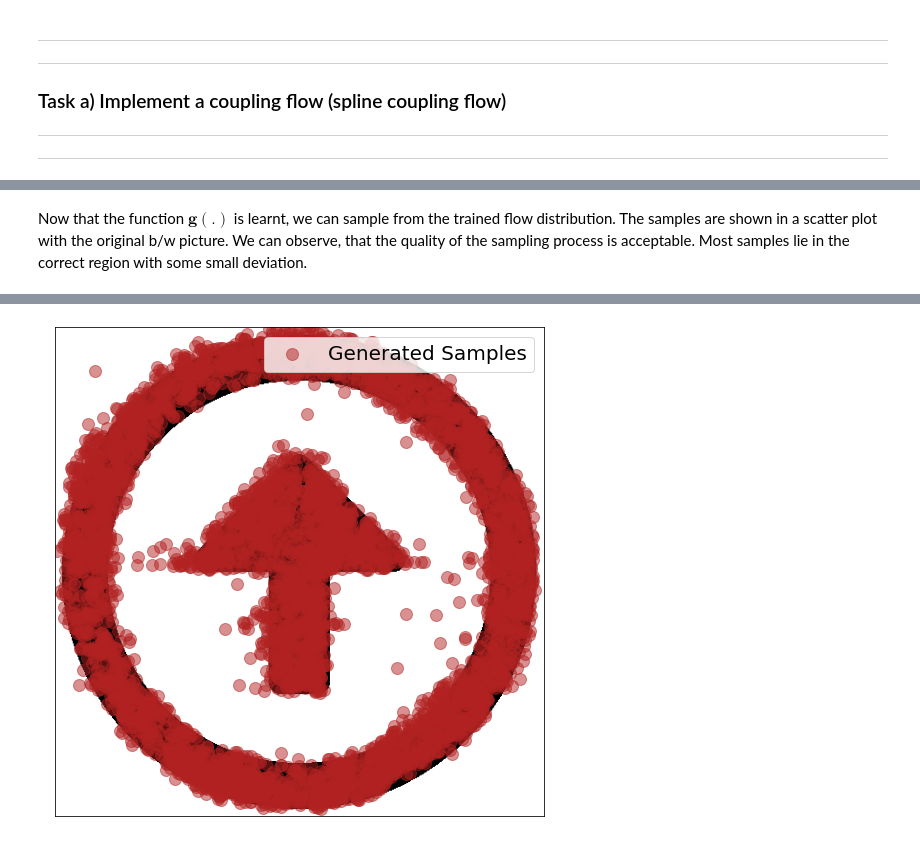
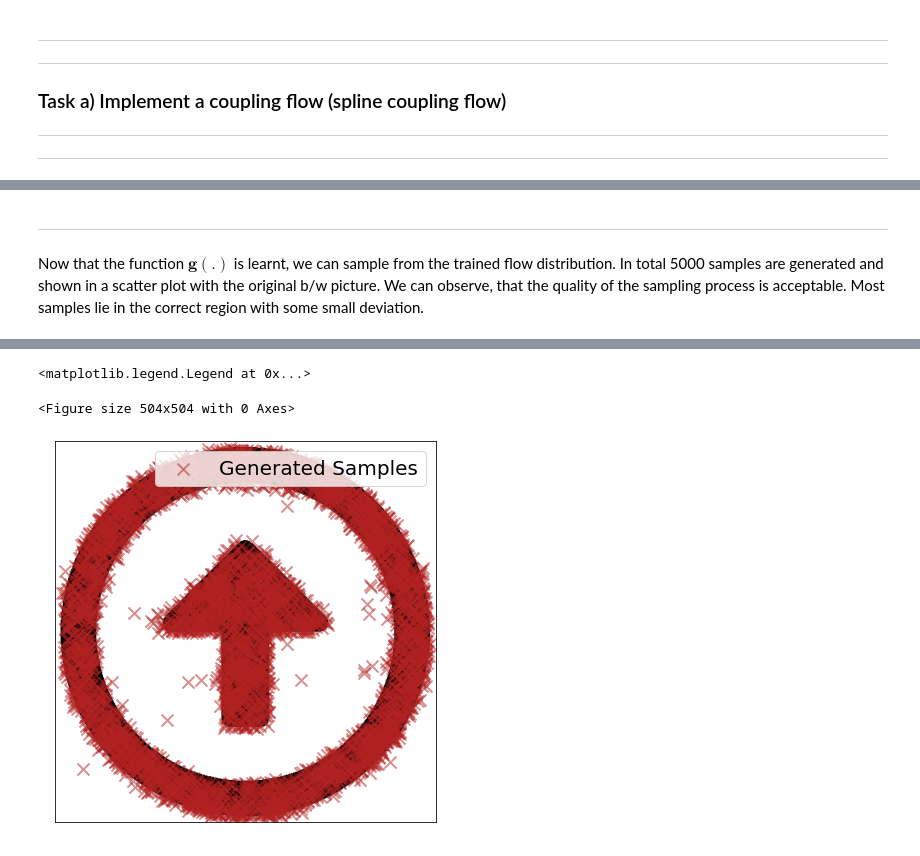
Before and after one commit to FelixSto/NSP_Assignments, a Jupyter notebook: notebooks/assignments/1-6-flows-backup.ipynb, the cells around one changed output, grey strips where cells are left out. Saved outputs shown, nothing was run; the diff lists cells and outputs as text; code cells hidden in the pictures.

```diff
--- a/notebooks/assignments/1-6-flows-backup.ipynb
+++ b/notebooks/assignments/1-6-flows-backup.ipynb
@@ -111,7 +117,7 @@ which led to appropriate results.
 # %%
 base_dist = dist.Normal(torch.zeros(2), torch.ones(2))
 input_dim = 2
-hidden_dims = [input_dim * 30, input_dim * 30]
-transform = T.spline_coupling(input_dim=2, hidden_dims=hidden_dims, count_bins=32, bound=5)
+hidden_dims = [input_dim * 30]*10
+transform = T.spline_coupling(input_dim=2, hidden_dims=hidden_dims, count_bins=32, bound=3)
 flow_dist = dist.TransformedDistribution(base_dist, [transform])
 # %% [markdown]
@@ -145,15 +160,19 @@ step: 2000, loss: 0.4424174129962921
 # %% [markdown]
-Now that the function $\mathbf{g(.)}$ is learnt, we can sample from the trained flow distribution. The samples are shown in a scatter plot with the original b/w picture.
+<hr style='border:0.5px solid Gray'></hr>
+
+Now that the function $\mathbf{g}(.)$ is learnt, we can sample from the trained flow distribution. In total 5000 samples are generated and shown in a scatter plot with the original b/w picture.
 We can observe, that the quality of the sampling process is acceptable. Most samples lie in the correct region with some small deviation.
 # %%
+%%time
+
 # generate samples from the learned distribution
 samples = flow_dist.sample(torch.Size([5000,])).detach().numpy()
 samples = (samples/2+0.5)*512
 
-plt.figure(figsize=(10,10))
-show_grayscale_img(img)
-plt.scatter(samples[:,0], samples[:,1], color='firebrick', label='Generated Samples', alpha=0.5)
+plt.figure(figsize=(7, 7))
+show_grayscale_img(img,figsize=(7, 7))
+plt.scatter(samples[:,0], samples[:,1], color='firebrick', label='Generated Samples', alpha=0.5,  marker='x')
 plt.xlim([0,512])
 plt.ylim([0,512])
-plt.legend();
+plt.legend(loc="upper right")
 # %% [output]
@@ -161,2 +180,4 @@ plt.legend();
+<matplotlib.legend.Legend at 0x...>
+<Figure size 504x504 with 0 Axes>
-[figure, old version]
+[figure, new version]
 # %% [markdown]
```
Also changed, not shown: parts of 23 cells of this notebook.
